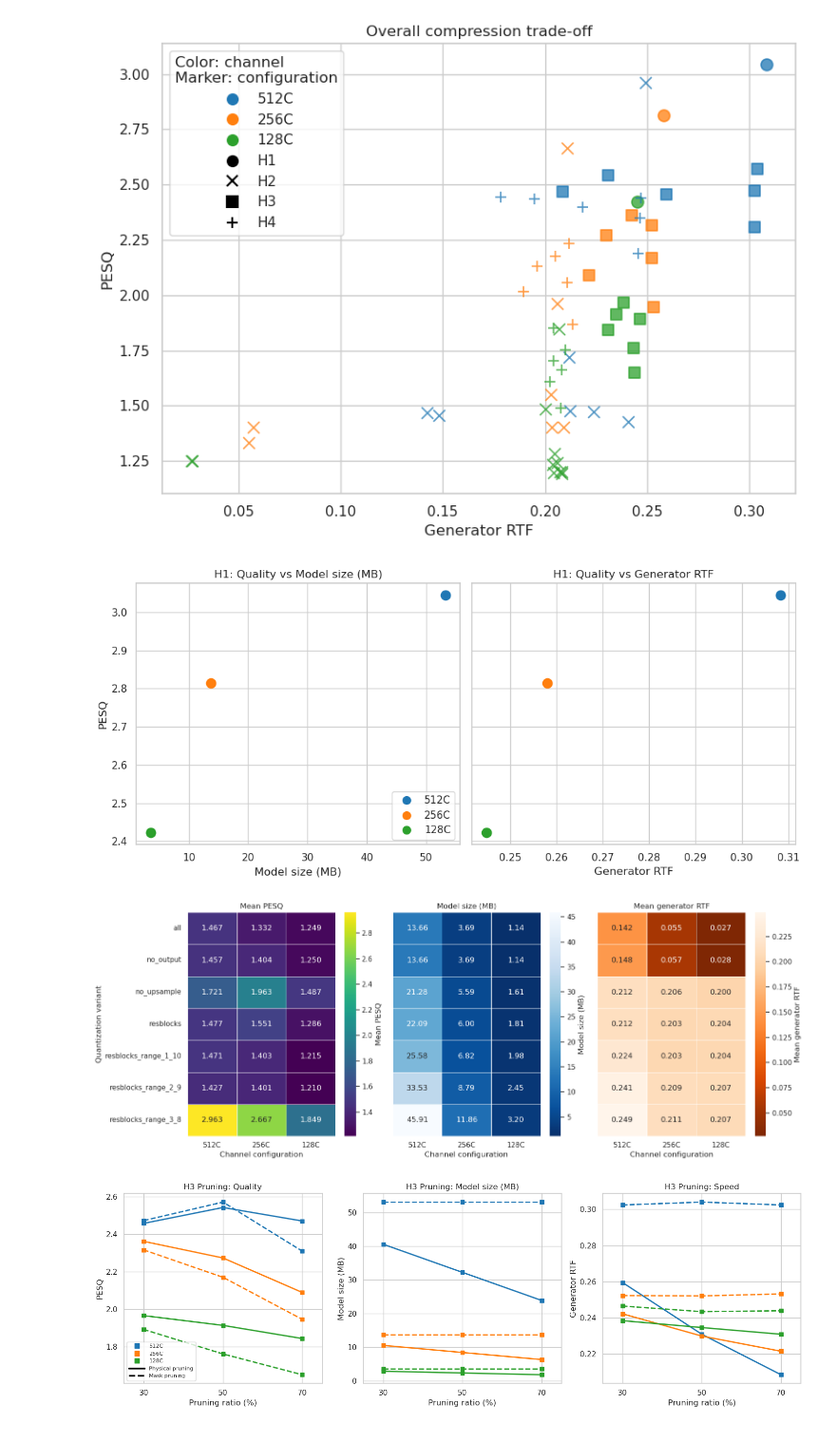
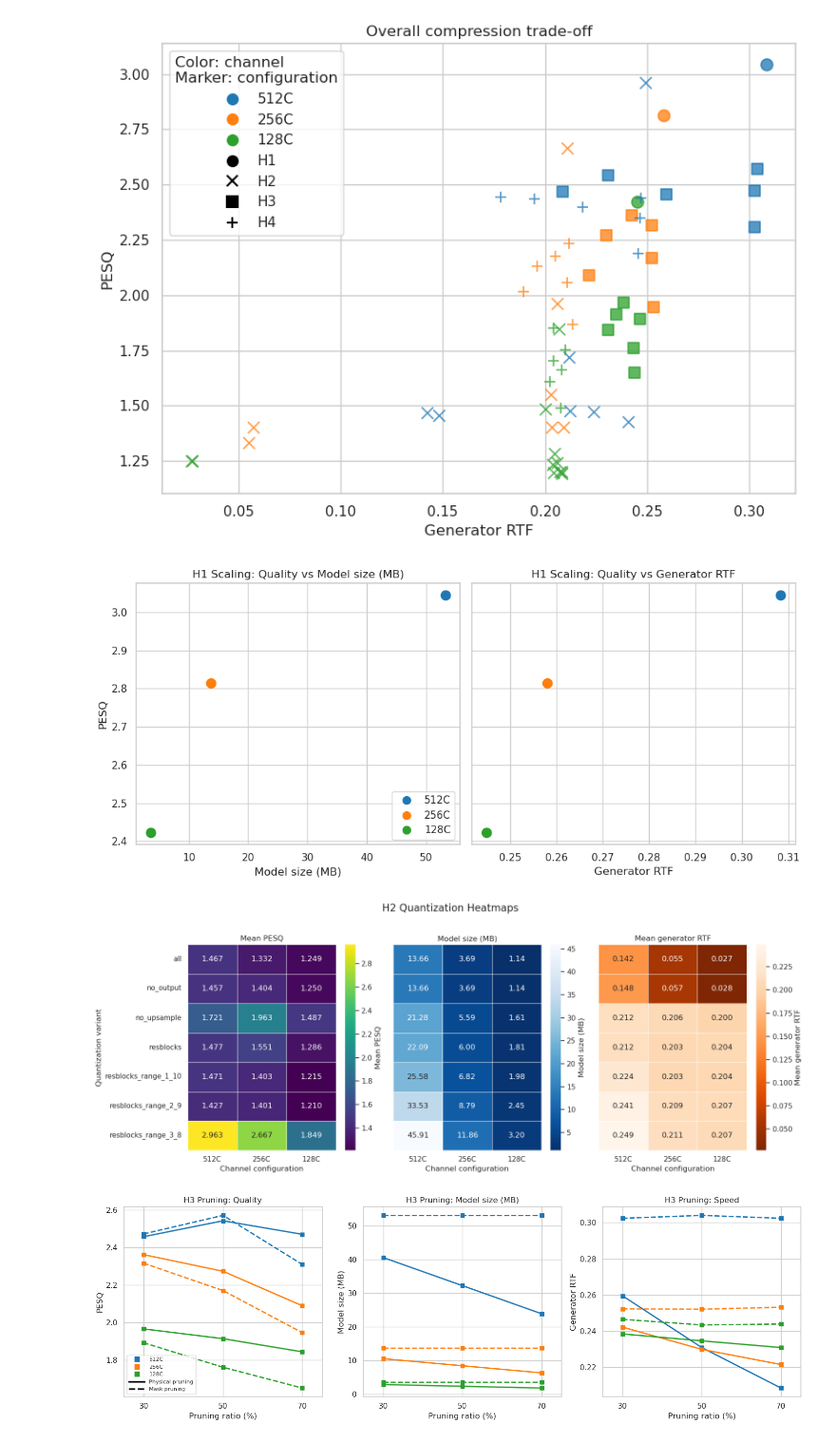
Before and after one commit to chanky1998/BIMAP_VOCODE, a Jupyter notebook: experiments_results_pd.ipynb, the cells around one changed output. Shown at 95% size. Drawn from its saved outputs; the diff is of its cells as text; code cells hidden in the pictures.

```diff
--- a/experiments_results_pd.ipynb
+++ b/experiments_results_pd.ipynb
@@ -89,7 +89,7 @@ for channel in CHANNEL_ORDER:
         ax.scatter(point[x_column], point["pesq"], color=CHANNEL_COLORS[channel],
                    marker=GROUP_MARKERS["H1"], s=100, linewidths=1.3)
         ax.set_xlabel(x_label)
-        ax.set_title(f"H1: Quality vs {x_label}")
+        ax.set_title(f"H1 Scaling: Quality vs {x_label}")
 
 add_visual_legend(axes[0], include_groups=False,loc="lower right")
 axes[0].get_legend().set_title(None)
@@ -98,7 +98,7 @@ plt.tight_layout()
 fig.savefig(FIGURE_DIR / "h1_quality_tradeoffs.pdf", format="pdf", bbox_inches="tight")
 plt.show()
 # %% [output]
-[figure, old version]
+[figure, new version]
 # %%
 h2 = df[df["group"] == "H2"].copy()
 h2["variant"] = h2["experiment_name"].str.extract(
@@ -117,34 +117,35 @@ metrics = {
 
 fig, axes = plt.subplots(1, 3, figsize=(16, 6), sharey=True)
 
 for ax, (metric, (label, cmap, value_format)) in zip(axes, metrics.items()):
     heatmap_data = h2.pivot_table(
         index="variant",
         columns="channel",
         values=metric,
         aggfunc="mean",
     ).reindex(index=variant_order, columns=CHANNEL_ORDER).dropna(how="all")
 
     sns.heatmap(
         heatmap_data,
         annot=True,
         fmt=value_format,
         cmap=cmap,
         linewidths=0.7,
         cbar_kws={"label": label},
         ax=ax,
     )
     ax.set_xlabel("Channel configuration")
     ax.set_title(label)
 
 axes[0].set_ylabel("Quantization variant")
 axes[1].set_ylabel("")
 axes[2].set_ylabel("")
+fig.suptitle("H2 Quantization Heatmaps", fontsize=16, y=1.02)
 plt.tight_layout()
 fig.savefig(FIGURE_DIR / "h2_quantization_heatmaps.pdf", format="pdf", bbox_inches="tight")
 plt.show()
 # %% [output]
-[figure, old version]
+[figure, new version]
 # %%
 from matplotlib.lines import Line2D
 # Ordered pruning: colour remains channel, marker remains H3; pruning method is line style only.
```
Also changed, not shown: parts of 1 cell of this notebook, 7 other files.
